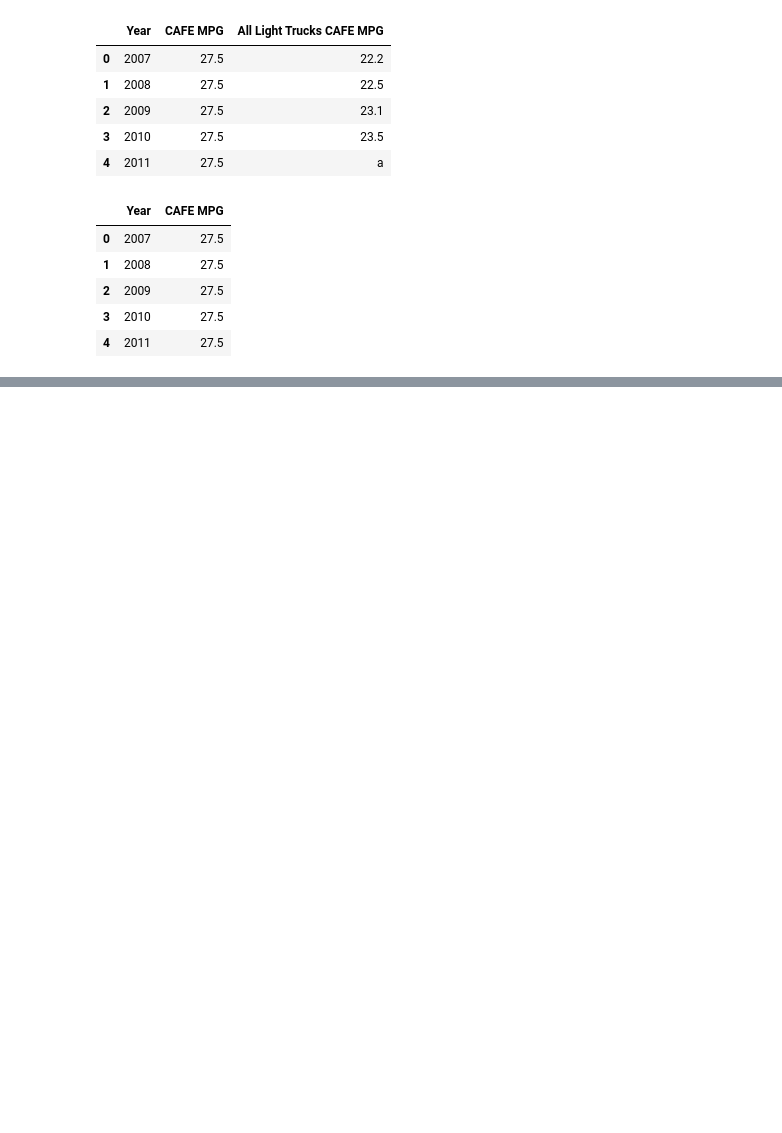
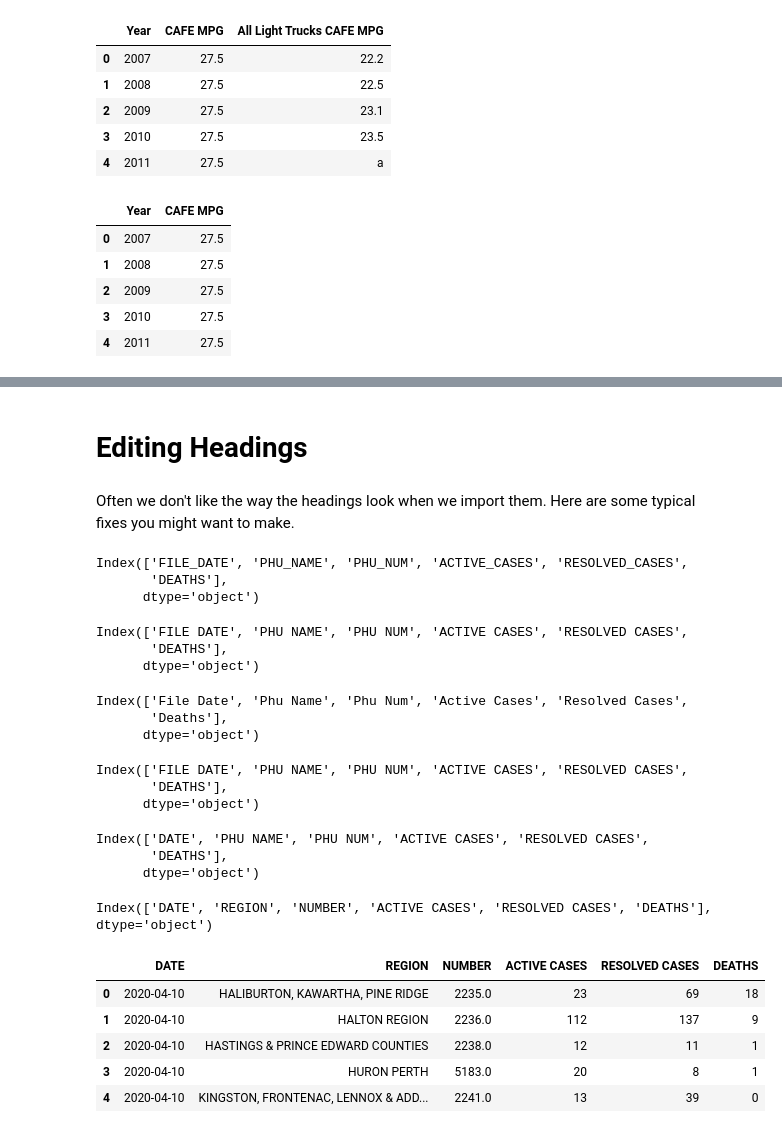
Before and after one commit to pbeens/OTF-Data-Analysis-2021-05, a Jupyter notebook: Demo_Fixing_Data.ipynb, the cells around one changed output, grey strips where cells are left out. Cells and saved outputs as stored; diff of their text form; code cells hidden in the pictures; blank space fills up the shorter version.

```diff
--- a/Demo_Fixing_Data.ipynb
+++ b/Demo_Fixing_Data.ipynb
@@ -198,0 +267,71 @@ df
+# %% [markdown]
+# Editing Headings
+# %% [markdown]
+Often we don't like the way the headings look when we import them. Here are some typical fixes you might want to make.
+# %%
+# Read in and prep the test data
+
+import pandas as pd
+
+url = 'https://data.ontario.ca/dataset/1115d5fe-dd84-4c69-b5ed-05bf0c0a0ff9/resource/d1bfe1ad-6575-4352-8302-09ca81f7ddfc/download/cases_by_status_and_phu.csv'
+df = pd.read_csv(url)
+df.columns
+# %% [output]
+Index(['FILE_DATE', 'PHU_NAME', 'PHU_NUM', 'ACTIVE_CASES', 'RESOLVED_CASES',
+       'DEATHS'],
+      dtype='object')
+# %%
+# Let's replace all the underscores with spaces
+
+df.columns = df.columns.str.replace('_', ' ')
+df.columns
+# %% [output]
+Index(['FILE DATE', 'PHU NAME', 'PHU NUM', 'ACTIVE CASES', 'RESOLVED CASES',
+       'DEATHS'],
+      dtype='object')
+# %%
+# title case
+
+df.columns = df.columns.str.title()
+df.columns
+# %% [output]
+Index(['File Date', 'Phu Name', 'Phu Num', 'Active Cases', 'Resolved Cases',
+       'Deaths'],
+      dtype='object')
+# %%
+# upper case
+
+df.columns = df.columns.str.upper() # see also lower()
+df.columns
+# %% [output]
+Index(['FILE DATE', 'PHU NAME', 'PHU NUM', 'ACTIVE CASES', 'RESOLVED CASES',
+       'DEATHS'],
+      dtype='object')
+# %%
+# renaming one heading
+# not very friendly syntax
+# note inplace=True
+
+df.rename(columns={'FILE DATE': 'DATE'}, inplace=True)
+df.columns
+# %% [output]
+Index(['DATE', 'PHU NAME', 'PHU NUM', 'ACTIVE CASES', 'RESOLVED CASES',
+       'DEATHS'],
+      dtype='object')
+# %%
+# renaming multiple headings
+
+df.rename(columns={'PHU NAME': 'REGION',
+                   'PHU NUM': 'NUMBER'}, inplace=True)
+df.columns
+# %% [output]
+Index(['DATE', 'REGION', 'NUMBER', 'ACTIVE CASES', 'RESOLVED CASES', 'DEATHS'], dtype='object')
+# %%
+df.head()
+# %% [output]
+|  | DATE | REGION | NUMBER | ACTIVE CASES | RESOLVED CASES | DEATHS |
+| 0 | 2020-04-10 | HALIBURTON, KAWARTHA, PINE RIDGE | 2235.0 | 23 | 69 | 18 |
+| 1 | 2020-04-10 | HALTON REGION | 2236.0 | 112 | 137 | 9 |
+| 2 | 2020-04-10 | HASTINGS & PRINCE EDWARD COUNTIES | 2238.0 | 12 | 11 | 1 |
+| 3 | 2020-04-10 | HURON PERTH | 5183.0 | 20 | 8 | 1 |
+| 4 | 2020-04-10 | KINGSTON, FRONTENAC, LENNOX & ADD... | 2241.0 | 13 | 39 | 0 |
```
Also changed, not shown: parts of 18 cells of this notebook.
